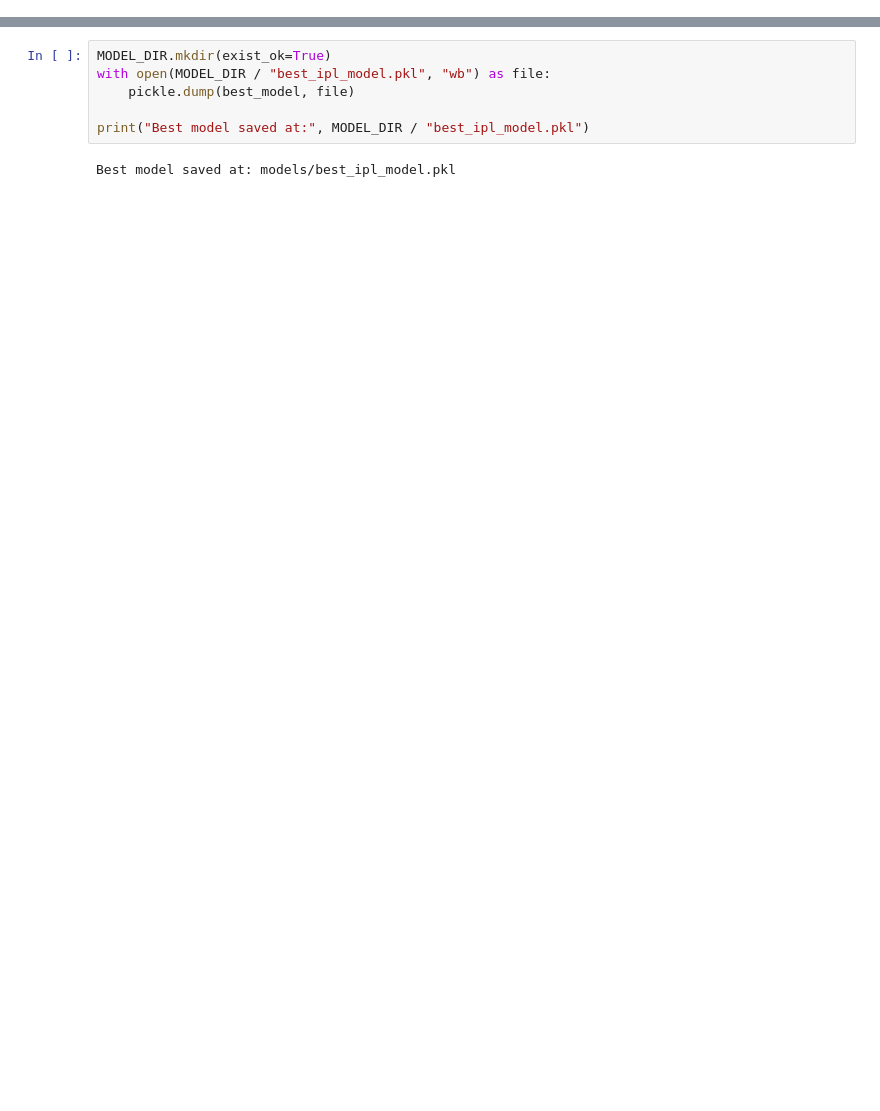
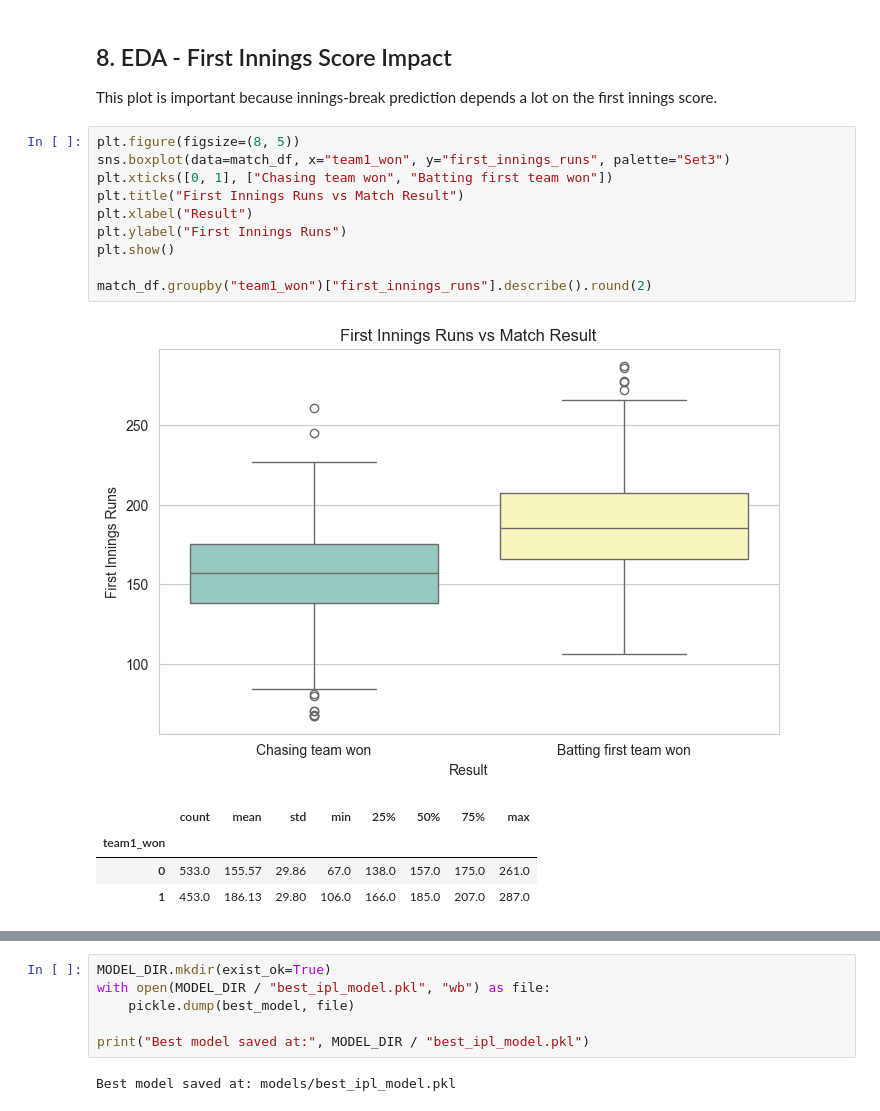
Before and after one commit to IamPrakashRaj/ipl-match-winner-prediction, a Jupyter notebook: ipl_winner_prediction.ipynb, the cells around one changed output, grey strips where cells are left out. Drawn from its saved outputs; the diff is of its cells as text; blank space fills up the shorter version.

```diff
--- a/ipl_winner_prediction.ipynb
+++ b/ipl_winner_prediction.ipynb
@@ -447,0 +296,20 @@ weighted avg       0.51      0.51      0.51       237
+# %% [markdown]
+## 8. EDA - First Innings Score Impact
+
+This plot is important because innings-break prediction depends a lot on the first innings score.
+# %%
+plt.figure(figsize=(8, 5))
+sns.boxplot(data=match_df, x="team1_won", y="first_innings_runs", palette="Set3")
+plt.xticks([0, 1], ["Chasing team won", "Batting first team won"])
+plt.title("First Innings Runs vs Match Result")
+plt.xlabel("Result")
+plt.ylabel("First Innings Runs")
+plt.show()
+
+match_df.groupby("team1_won")["first_innings_runs"].describe().round(2)
+# %% [output]
+[figure, added]
+|  | count | mean | std | min | 25% | 50% | 75% | max |
+| team1_won |  |  |  |  |  |  |  |  |
+| 0 | 533.0 | 155.57 | 29.86 | 67.0 | 138.0 | 157.0 | 175.0 | 261.0 |
+| 1 | 453.0 | 186.13 | 29.80 | 106.0 | 166.0 | 185.0 | 207.0 | 287.0 |
```
Also changed, not shown: parts of 61 cells of this notebook, 2 other files.
